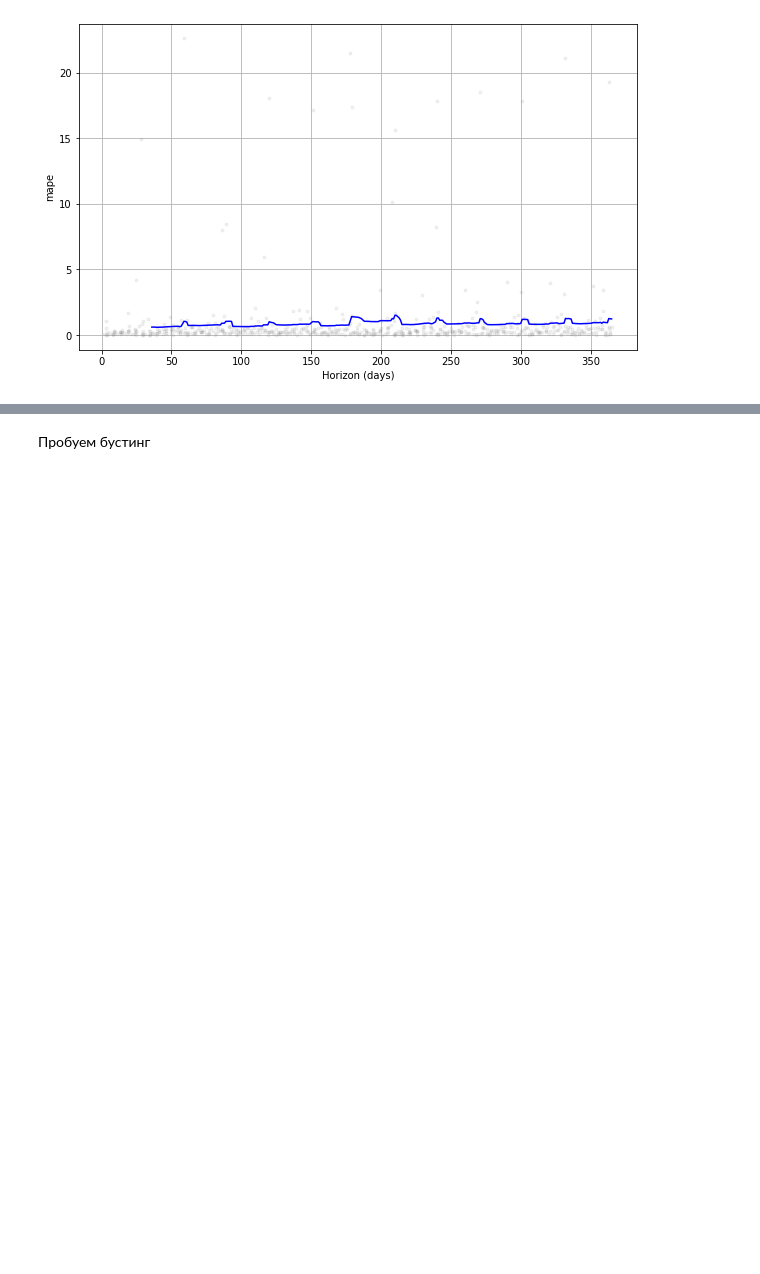
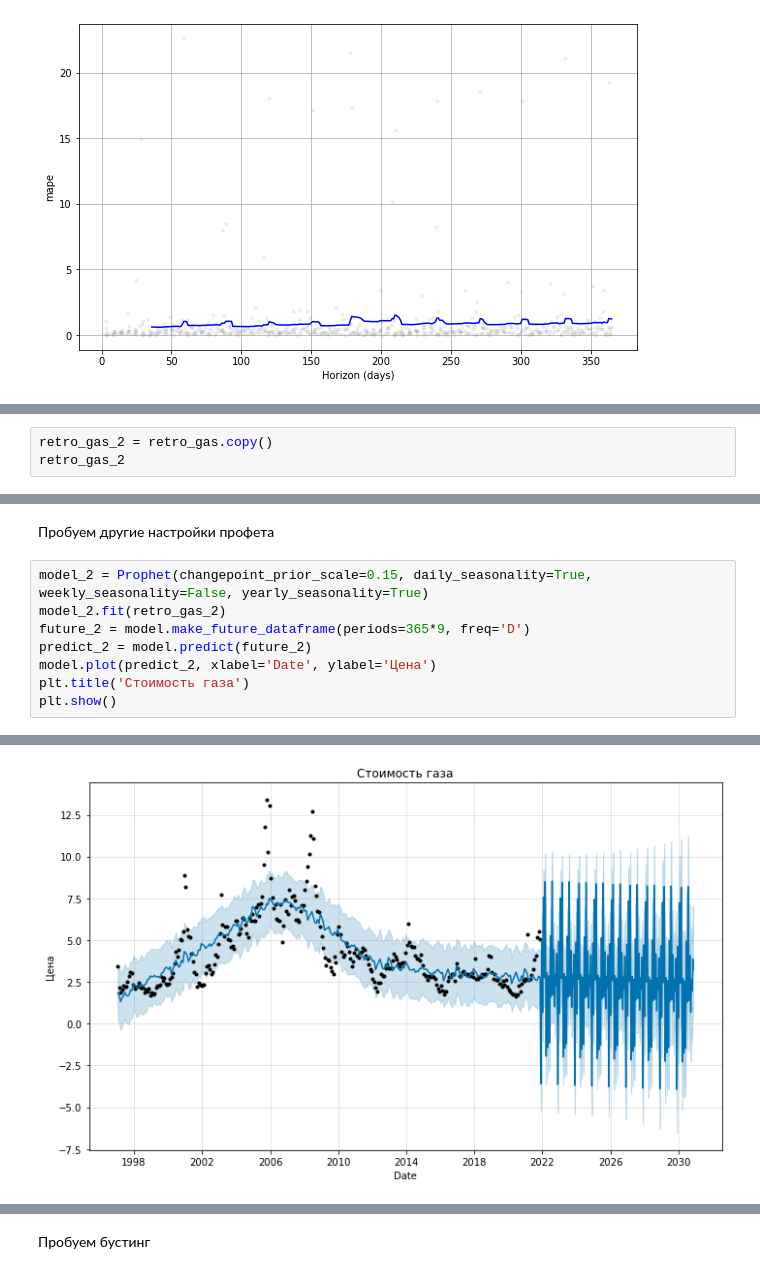
Before and after one commit to RuslanYusup/Time_forecast, a Jupyter notebook: Gas_price.ipynb, the cells around one changed output, grey strips where cells are left out. Saved outputs shown, nothing was run; the diff lists cells and outputs as text; blank space fills up the shorter version.

```diff
--- a/Gas_price.ipynb
+++ b/Gas_price.ipynb
@@ -526,0 +593,3 @@ fig = plot_cross_validation_metric(wmt_cv, metric='mape')
+# %%
+retro_gas_2 = retro_gas.copy()
+retro_gas_2
@@ -526,0 +610,11 @@ fig = plot_cross_validation_metric(wmt_cv, metric='mape')
+# %% [markdown]
+Пробуем другие настройки профета
+# %%
+model_2 = Prophet(changepoint_prior_scale=0.15, daily_seasonality=True, weekly_seasonality=False, yearly_seasonality=True)
+model_2.fit(retro_gas_2)
+future_2 = model.make_future_dataframe(periods=365*9, freq='D')
+predict_2 = model.predict(future_2)
+model.plot(predict_2, xlabel='Date', ylabel='Цена')
+plt.title('Стоимость газа')
+plt.show()
+# %% [output]
@@ -526,0 +623 @@ fig = plot_cross_validation_metric(wmt_cv, metric='mape')
+[figure, added]
```
Also changed, not shown: parts of 65 cells of this notebook, 5 other files.
